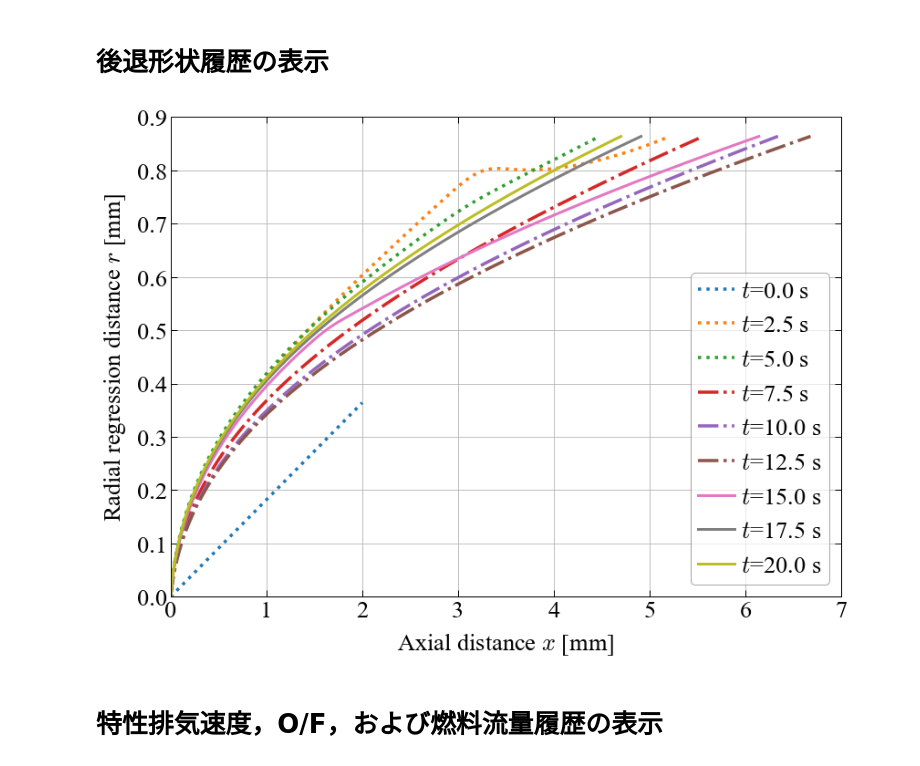
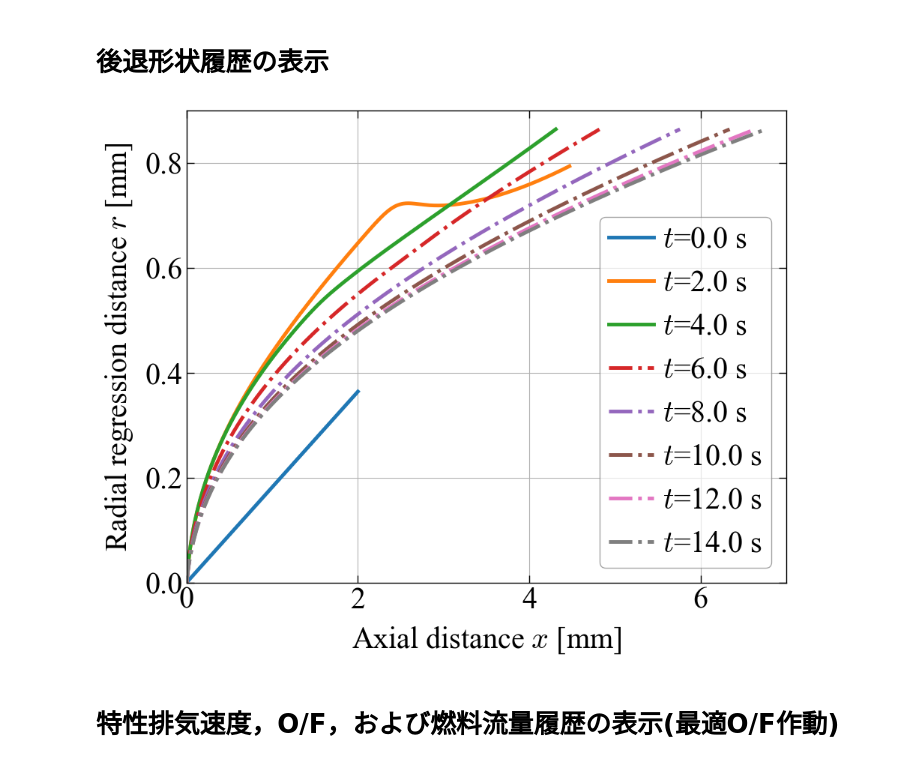
Before and after one commit to Blue-Swallow/ResponseTimeModel, a Jupyter notebook: FigPlot.ipynb, the cells around one changed output. Saved outputs shown, nothing was run; the diff lists cells and outputs as text; code cells hidden in the pictures.

```diff
--- a/FigPlot.ipynb
+++ b/FigPlot.ipynb
@@ -68,27 +73,29 @@ fig_hist.savefig("Pc_history.png", dpi=300)
 # %% [markdown]
 # 後退形状履歴の表示
 # %%
-time_list = [0.0, 2.5, 5.0, 7.5, 10.0, 12.5, 15.0, 17.5, 20.0]
+time_list = [0.0, 2.0, 4.0, 6.0, 8.0, 10.0, 12.0, 14.0]
 x_array = np.array([float(x) for x in inst_sim.df_r.columns])
 
-fig_shape = plt.figure(figsize=(12,9))
+fig_shape = plt.figure(figsize=(10,9))
 ax_shape = fig_shape.add_subplot(111)
 for t in time_list:
     if t<5.01:
-        ax_shape.plot(x_array*1e+3, inst_sim.df_r.loc[t]*1e+3, ls=":", lw=3.5, label="$t$={} s".format(round(t, 2)))
-    elif 5.01<=t and t<14.0:
+        ax_shape.plot(x_array*1e+3, inst_sim.df_r.loc[t]*1e+3, ls="-", lw=3.5, label="$t$={} s".format(round(t, 2)))
+    else:
         ax_shape.plot(x_array*1e+3, inst_sim.df_r.loc[t]*1e+3, ls="-.", lw=3.5, label="$t$={} s".format(round(t, 2)))
-    else:
-        ax_shape.plot(x_array*1e+3, inst_sim.df_r.loc[t]*1e+3, ls="-", lw=3, label="$t$={} s".format(round(t, 2)))
+    # elif 5.01<=t and t<14.0:
+    #     ax_shape.plot(x_array*1e+3, inst_sim.df_r.loc[t]*1e+3, ls="-.", lw=3.5, label="$t$={} s".format(round(t, 2)))
+    # else:
+    #     ax_shape.plot(x_array*1e+3, inst_sim.df_r.loc[t]*1e+3, ls=":", lw=3, label="$t$={} s".format(round(t, 2)))
 ax_shape.set_ylim(0.0, 0.9)
 ax_shape.set_xlim(0.0, 7.0)
 ax_shape.set_xlabel("Axial distance $x$ [mm]")
 ax_shape.set_ylabel("Radial regression distance $r$ [mm]")
 ax_shape.legend(loc="lower right")
 ax_shape.grid()
 fig_shape.savefig("r_history.png", dpi=300)
 # %% [output]
-[figure, old version]
+[figure, new version]
 # %% [markdown]
-# 特性排気速度，O/F，および燃料流量履歴の表示
+# 特性排気速度，O/F，および燃料流量履歴の表示(最適O/F作動)
 # %%
```
Also changed, not shown: parts of 20 cells of this notebook, 2 other files.
